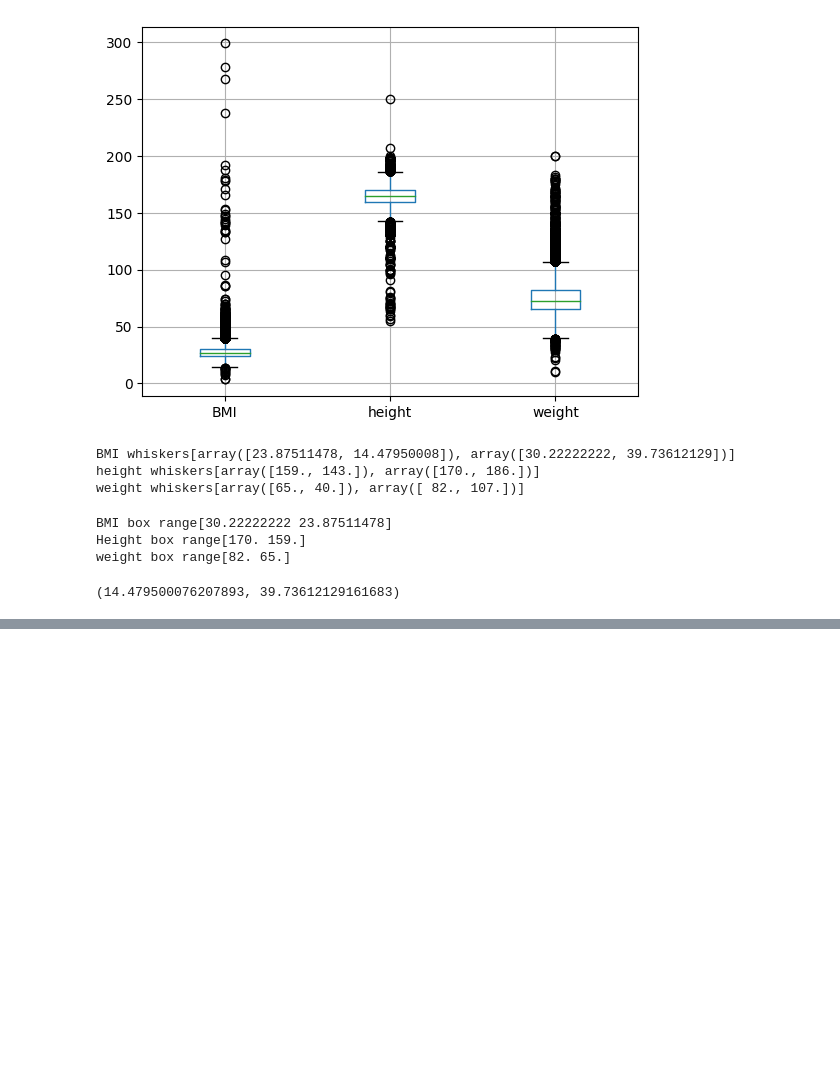
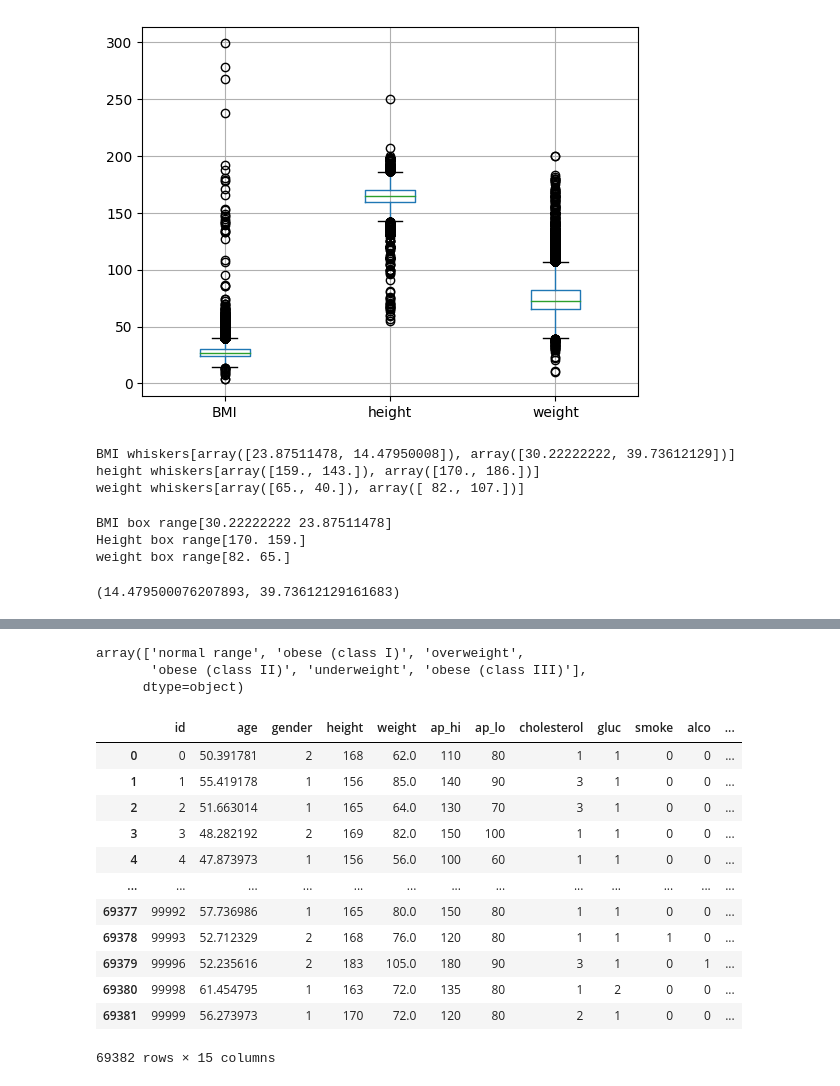
Before and after one commit to Razjoh/Machine-learning-Rasmus-Johansson, a Jupyter notebook: Labb/EDA_disease.ipynb, the cells around one changed output, grey strips where cells are left out. Saved outputs shown, nothing was run; the diff lists cells and outputs as text; code cells hidden in the pictures; blank space fills up the shorter version.

```diff
--- a/Labb/EDA_disease.ipynb
+++ b/Labb/EDA_disease.ipynb
@@ -345,0 +378,39 @@ lowest, highest
+# %%
+def BMI_categorys(BMI):
+    if BMI < 18.5:
+        return "underweight"
+    elif BMI >= 18.5 and BMI < 25:
+        return "normal range"
+    elif BMI >= 25 and BMI < 30:
+        return "overweight"
+    elif BMI >= 30 and BMI < 35:
+        return "obese (class I)"
+    elif BMI >= 35 and BMI < 40:
+        return "obese (class II)"
+    else:
+        return "obese (class III)"
+
+
+df["BMI-class"] = df["BMI"].apply(BMI_categorys)
+# %%
+df["BMI-class"].unique()
+# %% [output]
+array(['normal range', 'obese (class I)', 'overweight',
+       'obese (class II)', 'underweight', 'obese (class III)'],
+      dtype=object)
+# %%
+df
+# %% [output]
+|  | id | age | gender | height | weight | ap_hi | ap_lo | cholesterol | gluc | smoke | alco | ... |
+| 0 | 0 | 50.391781 | 2 | 168 | 62.0 | 110 | 80 | 1 | 1 | 0 | 0 | ... |
+| 1 | 1 | 55.419178 | 1 | 156 | 85.0 | 140 | 90 | 3 | 1 | 0 | 0 | ... |
+| 2 | 2 | 51.663014 | 1 | 165 | 64.0 | 130 | 70 | 3 | 1 | 0 | 0 | ... |
+| 3 | 3 | 48.282192 | 2 | 169 | 82.0 | 150 | 100 | 1 | 1 | 0 | 0 | ... |
+| 4 | 4 | 47.873973 | 1 | 156 | 56.0 | 100 | 60 | 1 | 1 | 0 | 0 | ... |
+| ... | ... | ... | ... | ... | ... | ... | ... | ... | ... | ... | ... | ... |
+| 69377 | 99992 | 57.736986 | 1 | 165 | 80.0 | 150 | 80 | 1 | 1 | 0 | 0 | ... |
+| 69378 | 99993 | 52.712329 | 2 | 168 | 76.0 | 120 | 80 | 1 | 1 | 1 | 0 | ... |
+| 69379 | 99996 | 52.235616 | 2 | 183 | 105.0 | 180 | 90 | 3 | 1 | 0 | 1 | ... |
+| 69380 | 99998 | 61.454795 | 1 | 163 | 72.0 | 135 | 80 | 1 | 2 | 0 | 0 | ... |
+| 69381 | 99999 | 56.273973 | 1 | 170 | 72.0 | 120 | 80 | 2 | 1 | 0 | 0 | ... |
+69382 rows × 15 columns
```
Also changed, not shown: parts of 3 cells of this notebook.
